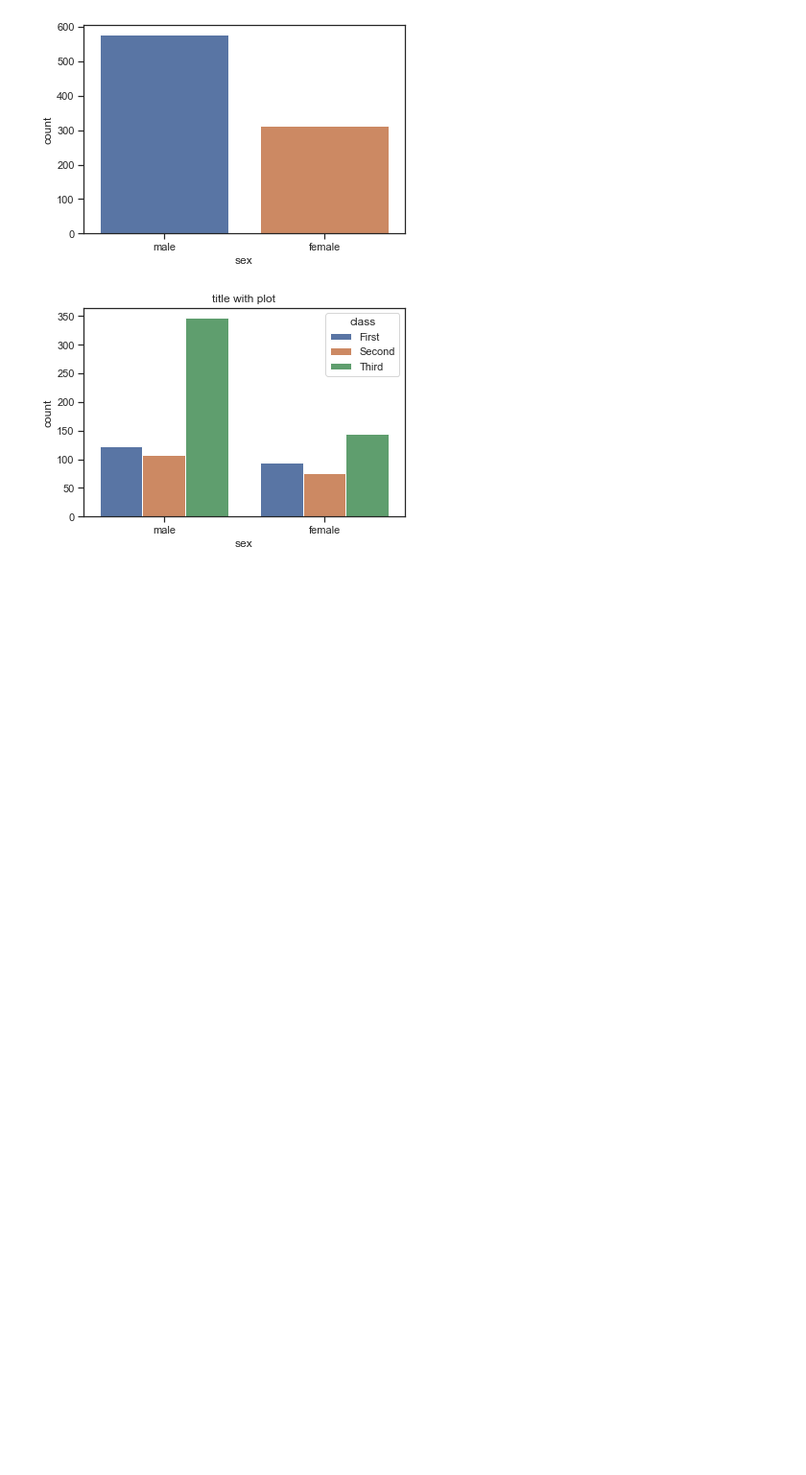
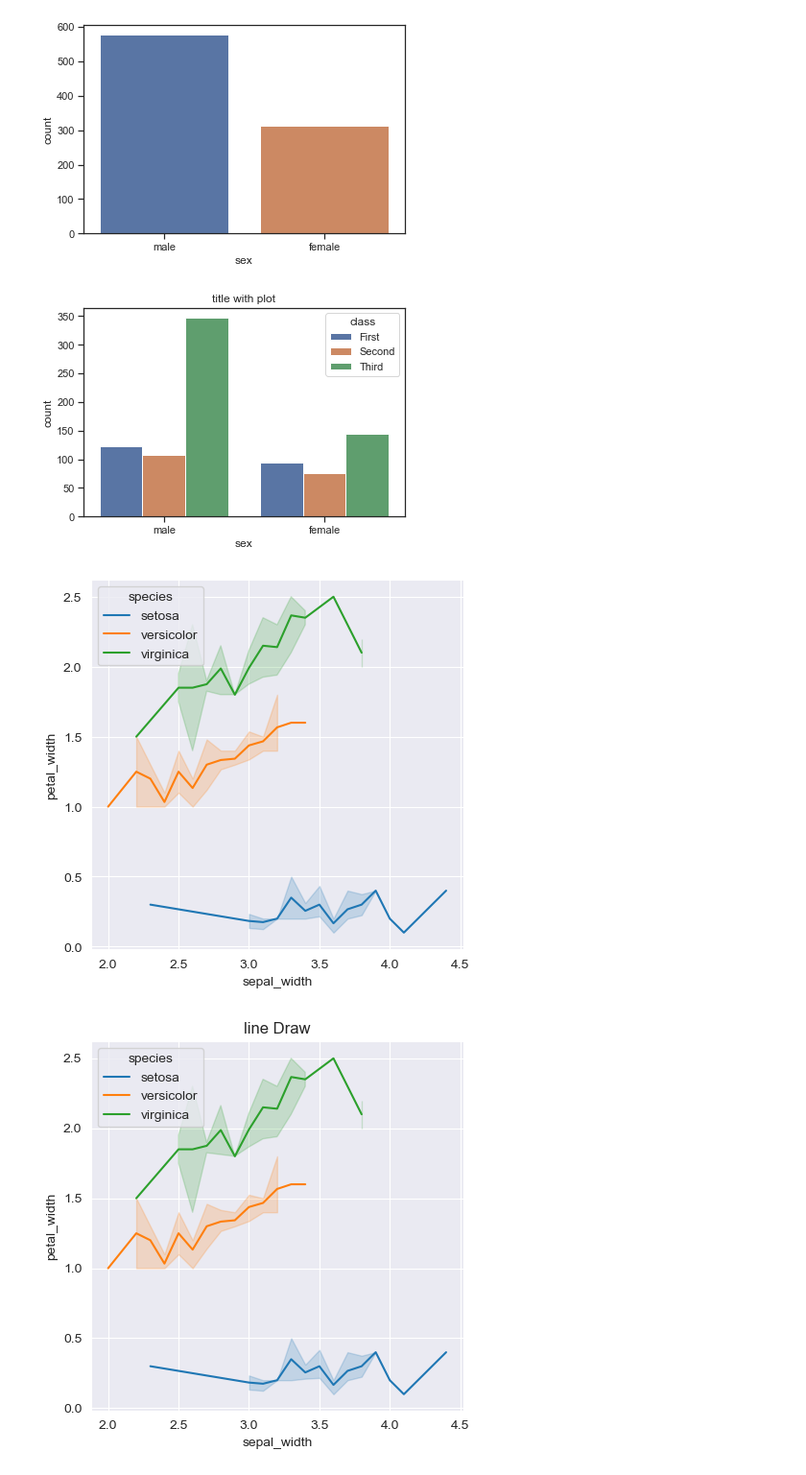
Before and after one commit to Nas-Azzam/DataAnalysis-With-Python-, a Jupyter notebook: Start2.ipynb, the cells around one changed output. Shown: that part at 96% size. Saved outputs shown, nothing was run; the diff lists cells and outputs as text; code cells hidden in the pictures; blank space fills up the shorter version.

Commit message:
plotting

```diff
--- a/Start2.ipynb
+++ b/Start2.ipynb
@@ -80,3 +80,33 @@ p2 =
 # %% [output]
 [figure]
 [figure]
+# %%
+# Imoirt Library
+import pandas as pd
+import seaborn as sns
+import matplotlib.pyplot as plt
+temp = sns.load_dataset('iris')
+temp
+
+# ploting Lines between attributes
+plt.figure(figsize=(5,5))
+t = sns.lineplot(x='sepal_width',y='petal_width',data=temp,hue='species')
+plt.show()
+
+# adding Title
+plt.figure(figsize=(5,5))
+t1 = sns.lineplot(x='sepal_width',y='petal_width',data=temp,hue='species')
+plt.title('line Draw')
+plt.show()
+
+# Adding Styles
+plt.figure(figsize=(5,5))
+t1 = sns.lineplot(x='sepal_width',y='petal_width',data=temp,hue='species')
+plt.title('line Draw')
+sns.set_style(style='darkgrid')
+# sns.set_style("darkgrid")
+# plt.style.context("seaborn-dark")
+plt.show()
+# %% [output]
+[figure, added]
+[figure, added]
```
Also changed, not shown: parts of 2 cells of this notebook.
